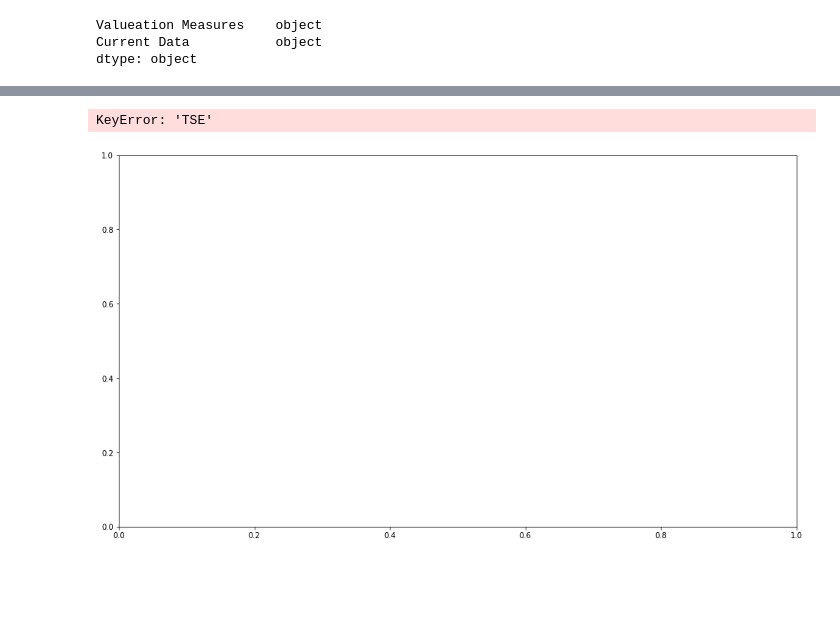
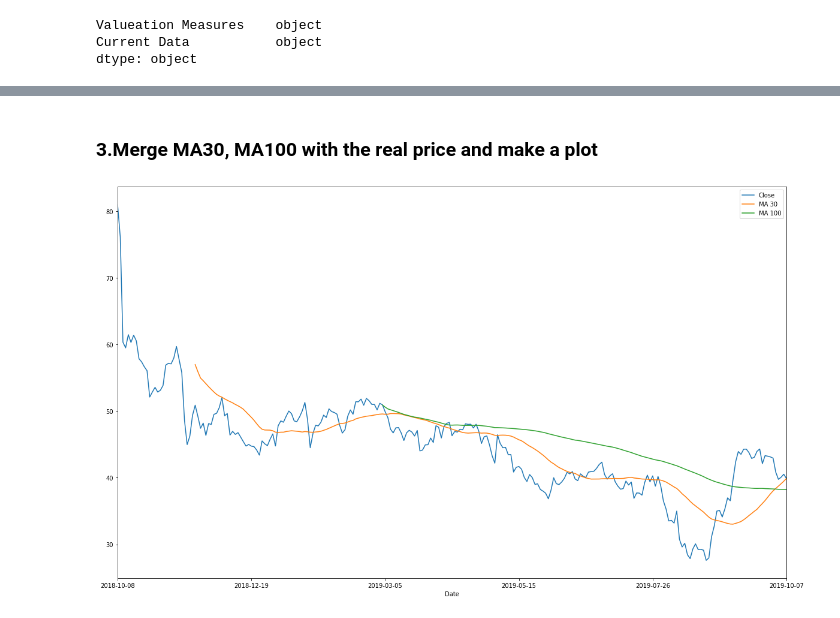
Before and after one commit to HengLi1029/Final_Project, a Jupyter notebook: Stock Valuation TSE.ipynb, the cells around one changed output, grey strips where cells are left out. Cells and saved outputs as stored; diff of their text form; code cells hidden in the pictures; blank space fills up the shorter version.

```diff
--- a/Stock Valuation TSE.ipynb
+++ b/Stock Valuation TSE.ipynb
@@ -244,4 +234,6 @@ TSE4
 # %%
-short_rolling=TSE4.rolling(window=30).mean()
+short_rolling=TSE2.rolling(window=30).mean()
+short_rolling.columns=['MA 30']
 short_rolling.head(30)
+type(short_rolling)
 # %% [output]
@@ -277,15 +253,9 @@ long_rolling.tail()
-# %%
-start_date = '2018-10-08'
-end_date = '2019-10-07'
-
-fig, ax = plt.subplots(figsize=(16,9))
-
-ax.plot(TSE4.loc[start_date:end_date, :].index, TSE4.loc[start_date:end_date, 'TSE'], label='Price')
-ax.plot(long_rolling.loc[start_date:end_date, :].index, long_rolling.loc[start_date:end_date, 'TSE'], label = '100-days SMA')
-ax.plot(short_rolling.loc[start_date:end_date, :].index, short_rolling.loc[start_date:end_date, 'TSE'], label = '30-days SMA')
-
-ax.legend(loc='best')
-ax.set_ylabel('Price in $')
-# %% [output]
-KeyError: 'TSE'
-[figure, removed]
+# %% [markdown]
+### 3.Merge MA30, MA100 with the real price and make a plot
+# %%
+rolling=pd.merge(short_rolling, long_rolling, on='Date')
+TSE3=pd.merge(rolling, TSE2, on='Date')
+# %%
+TSE3[['Close','MA 30','MA 100']].plot(subplots=False,figsize=(20,12));
+# %% [output]
+[figure, added]
```
Also changed, not shown: parts of 31 cells of this notebook.
